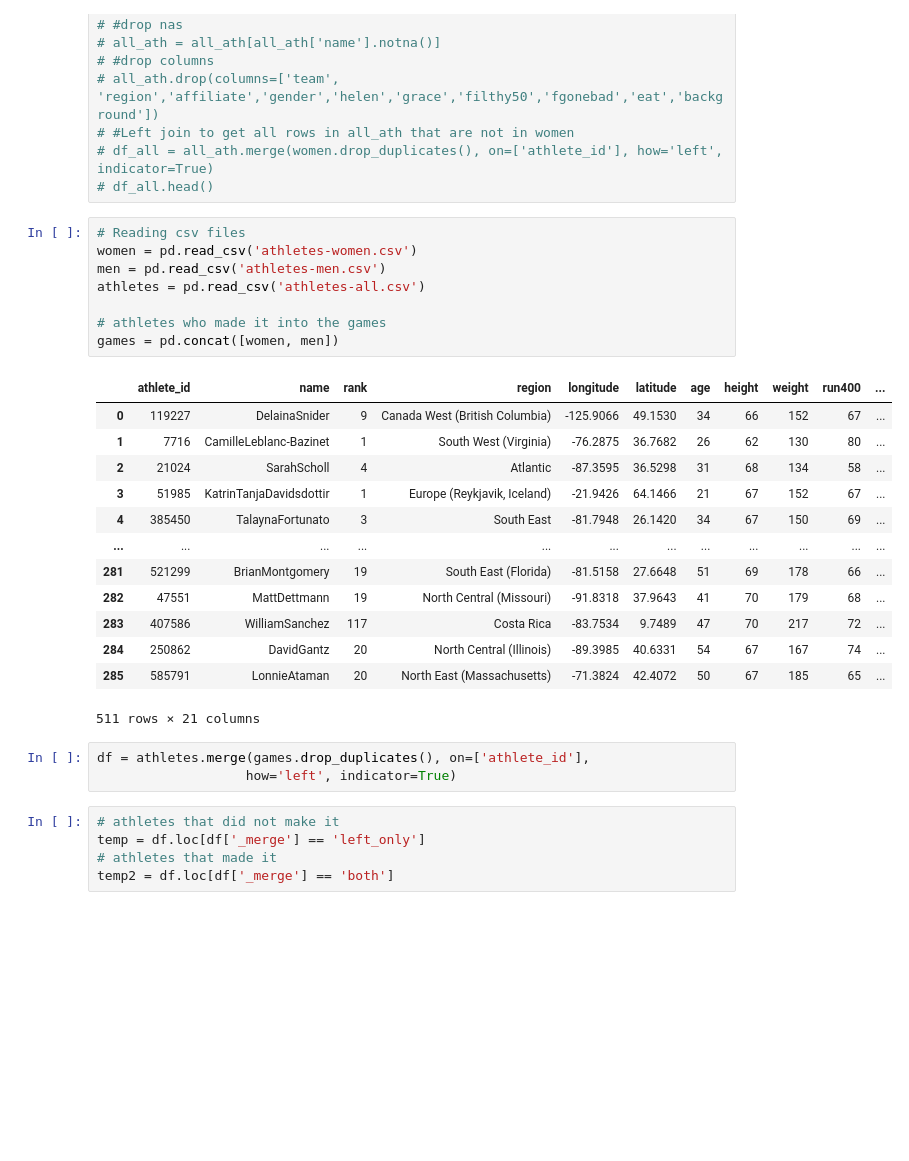
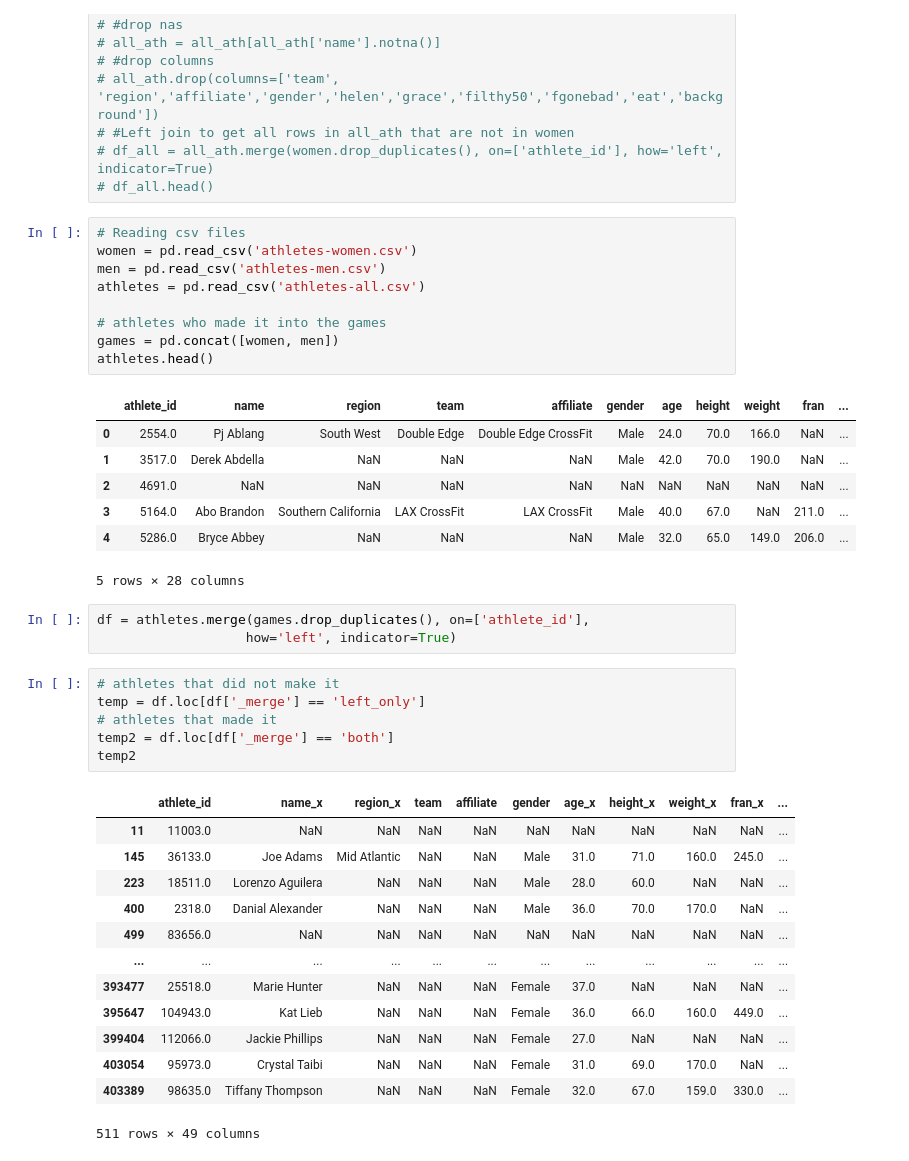
Before and after one commit to allisontao/crossfit-games-analysis, a Jupyter notebook: logistic_regression.ipynb, the cells around one changed output. Drawn from its saved outputs; the diff is of its cells as text; blank space fills up the shorter version.

```diff
--- a/logistic_regression.ipynb
+++ b/logistic_regression.ipynb
@@ -42,25 +42,20 @@ import statsmodels.api as sm
 # %%
 # Reading csv files
 women = pd.read_csv('athletes-women.csv')
 men = pd.read_csv('athletes-men.csv')
 athletes = pd.read_csv('athletes-all.csv')
 
 # athletes who made it into the games
 games = pd.concat([women, men])
+athletes.head()
 # %% [output]
-|  | athlete_id | name | rank | region | longitude | latitude | age | height | weight | run400 | ... |
-| 0 | 119227 | DelainaSnider | 9 | Canada West (British Columbia) | -125.9066 | 49.1530 | 34 | 66 | 152 | 67 | ... |
-| 1 | 7716 | CamilleLeblanc-Bazinet | 1 | South West (Virginia) | -76.2875 | 36.7682 | 26 | 62 | 130 | 80 | ... |
-| 2 | 21024 | SarahScholl | 4 | Atlantic | -87.3595 | 36.5298 | 31 | 68 | 134 | 58 | ... |
-| 3 | 51985 | KatrinTanjaDavidsdottir | 1 | Europe (Reykjavik, Iceland) | -21.9426 | 64.1466 | 21 | 67 | 152 | 67 | ... |
-| 4 | 385450 | TalaynaFortunato | 3 | South East | -81.7948 | 26.1420 | 34 | 67 | 150 | 69 | ... |
-| ... | ... | ... | ... | ... | ... | ... | ... | ... | ... | ... | ... |
-| 281 | 521299 | BrianMontgomery | 19 | South East (Florida) | -81.5158 | 27.6648 | 51 | 69 | 178 | 66 | ... |
-| 282 | 47551 | MattDettmann | 19 | North Central (Missouri) | -91.8318 | 37.9643 | 41 | 70 | 179 | 68 | ... |
-| 283 | 407586 | WilliamSanchez | 117 | Costa Rica | -83.7534 | 9.7489 | 47 | 70 | 217 | 72 | ... |
-| 284 | 250862 | DavidGantz | 20 | North Central (Illinois) | -89.3985 | 40.6331 | 54 | 67 | 167 | 74 | ... |
-| 285 | 585791 | LonnieAtaman | 20 | North East (Massachusetts) | -71.3824 | 42.4072 | 50 | 67 | 185 | 65 | ... |
+|  | athlete_id | name | region | team | affiliate | gender | age | height | weight | fran | ... |
+| 0 | 2554.0 | Pj Ablang | South West | Double Edge | Double Edge CrossFit | Male | 24.0 | 70.0 | 166.0 | NaN | ... |
+| 1 | 3517.0 | Derek Abdella | NaN | NaN | NaN | Male | 42.0 | 70.0 | 190.0 | NaN | ... |
+| 2 | 4691.0 | NaN | NaN | NaN | NaN | NaN | NaN | NaN | NaN | NaN | ... |
+| 3 | 5164.0 | Abo Brandon | Southern California | LAX CrossFit | LAX CrossFit | Male | 40.0 | 67.0 | NaN | 211.0 | ... |
+| 4 | 5286.0 | Bryce Abbey | NaN | NaN | NaN | Male | 32.0 | 65.0 | 149.0 | 206.0 | ... |
-511 rows × 21 columns
+5 rows × 28 columns
 # %%
 df = athletes.merge(games.drop_duplicates(), on=['athlete_id'],
                    how='left', indicator=True)
@@ -69,6 +64,21 @@ df = athletes.merge(games.drop_duplicates(), on=['athlete_id'],
 temp = df.loc[df['_merge'] == 'left_only']
 # athletes that made it
 temp2 = df.loc[df['_merge'] == 'both']
+temp2
+# %% [output]
+|  | athlete_id | name_x | region_x | team | affiliate | gender | age_x | height_x | weight_x | fran_x | ... |
+| 11 | 11003.0 | NaN | NaN | NaN | NaN | NaN | NaN | NaN | NaN | NaN | ... |
+| 145 | 36133.0 | Joe Adams | Mid Atlantic | NaN | NaN | Male | 31.0 | 71.0 | 160.0 | 245.0 | ... |
+| 223 | 18511.0 | Lorenzo Aguilera | NaN | NaN | NaN | Male | 28.0 | 60.0 | NaN | NaN | ... |
+| 400 | 2318.0 | Danial Alexander | NaN | NaN | NaN | Male | 36.0 | 70.0 | 170.0 | NaN | ... |
+| 499 | 83656.0 | NaN | NaN | NaN | NaN | NaN | NaN | NaN | NaN | NaN | ... |
+| ... | ... | ... | ... | ... | ... | ... | ... | ... | ... | ... | ... |
+| 393477 | 25518.0 | Marie Hunter | NaN | NaN | NaN | Female | 37.0 | NaN | NaN | NaN | ... |
+| 395647 | 104943.0 | Kat Lieb | NaN | NaN | NaN | Female | 36.0 | 66.0 | 160.0 | 449.0 | ... |
+| 399404 | 112066.0 | Jackie Phillips | NaN | NaN | NaN | Female | 27.0 | NaN | NaN | NaN | ... |
+| 403054 | 95973.0 | Crystal Taibi | NaN | NaN | NaN | Female | 31.0 | 69.0 | 170.0 | NaN | ... |
+| 403389 | 98635.0 | Tiffany Thompson | NaN | NaN | NaN | Female | 32.0 | 67.0 | 159.0 | 330.0 | ... |
+511 rows × 49 columns
 # %%
 # taking only the columns we want
 # df_all = df[['athlete_id', 'age_y','age_x','fran_x', 'fran_y', 'run5k_x', 'run5k_y','region_y','region_x', 'pullups_x', 'pullups_y', '_merge']]
```
Also changed, not shown: parts of 9 cells of this notebook.
